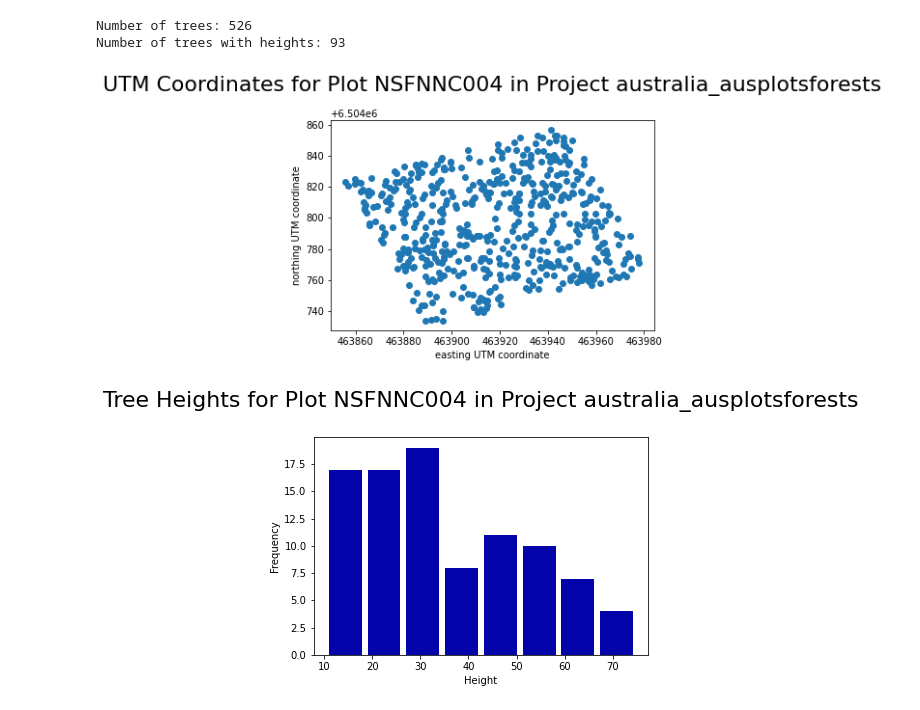
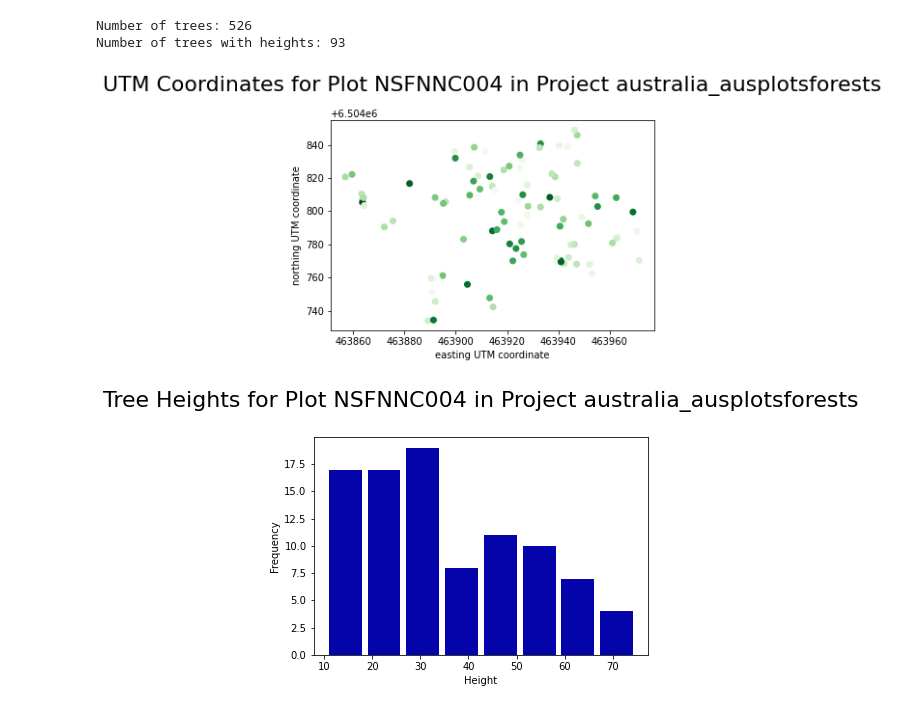
Before and after one commit to marjo-luc/maap-documentation, a Jupyter notebook: docs/source/query/gedicalval-demo_V1_F2F.ipynb, the cells around one changed output. Saved outputs shown, nothing was run; the diff lists cells and outputs as text; code cells hidden in the pictures.

```diff
--- a/docs/source/query/gedicalval-demo_V1_F2F.ipynb
+++ b/docs/source/query/gedicalval-demo_V1_F2F.ipynb
@@ -78,7 +60,7 @@ list_of_projects
 
 In order to visualize all the plots for a given project, we use the helper function to query the `plot` table.
 # %%
-project = 'canada_saskatchewan'
+project = 'australia_ausplotsforests'
 results = fetch_results({
     "bbox": [-180, 90, 180, -90],
     "where": {
@@ -136,6 +118,7 @@ print(f"Number of trees: {len(results)}")
 heights = [r["h.t"] for r in results if r["h.t"] is not None]
 print(f"Number of trees with heights: {len(heights)}")
 
+hts = [r['h.t'] for r in results]
 xs = [r['x'] for r in results]
 ys = [r['y'] for r in results]
 # %% [output]
@@ -144,18 +127,18 @@ Number of trees with heights: 93
 # %%
 import matplotlib.pyplot as plt
 
-plt.scatter(xs, ys)
+plt.scatter(xs, ys, c=hts, cmap="Greens")
 plt.xlabel('easting UTM coordinate')
 plt.ylabel('northing UTM coordinate')
 plt.title(f"UTM Coordinates for Plot {first_plot} in Project {project}\n", fontsize=22)
 plt.show()
 
 # An "interface" to matplotlib.axes.Axes.hist() method
 n, bins, patches = plt.hist(x=heights, bins='auto', color='#0504aa', rwidth=0.85)
 plt.xlabel('Height')
 plt.ylabel('Frequency')
 plt.title(f"Tree Heights for Plot {first_plot} in Project {project}\n", fontsize=22)
 plt.show()
 # %% [output]
-[figure, old version]
+[figure, new version]
 [figure]
```
Also changed, not shown: parts of 2 cells of this notebook.
